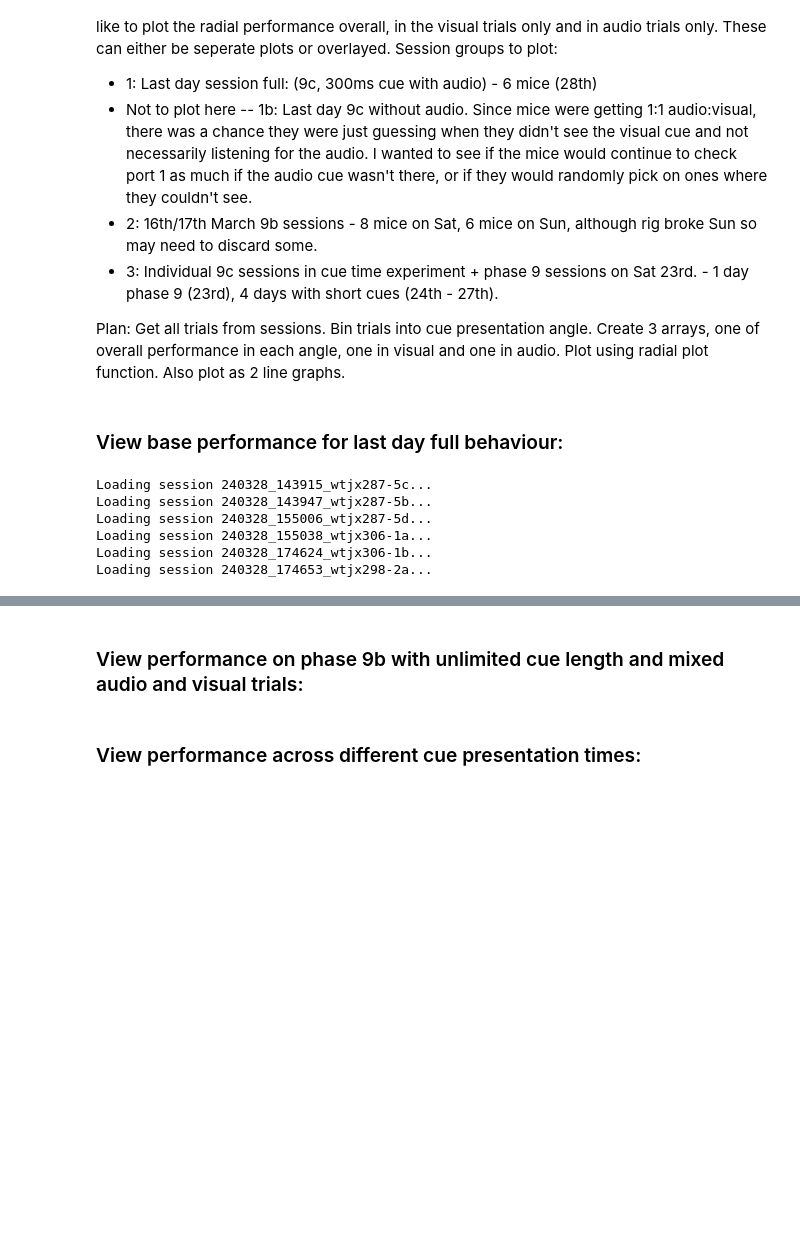
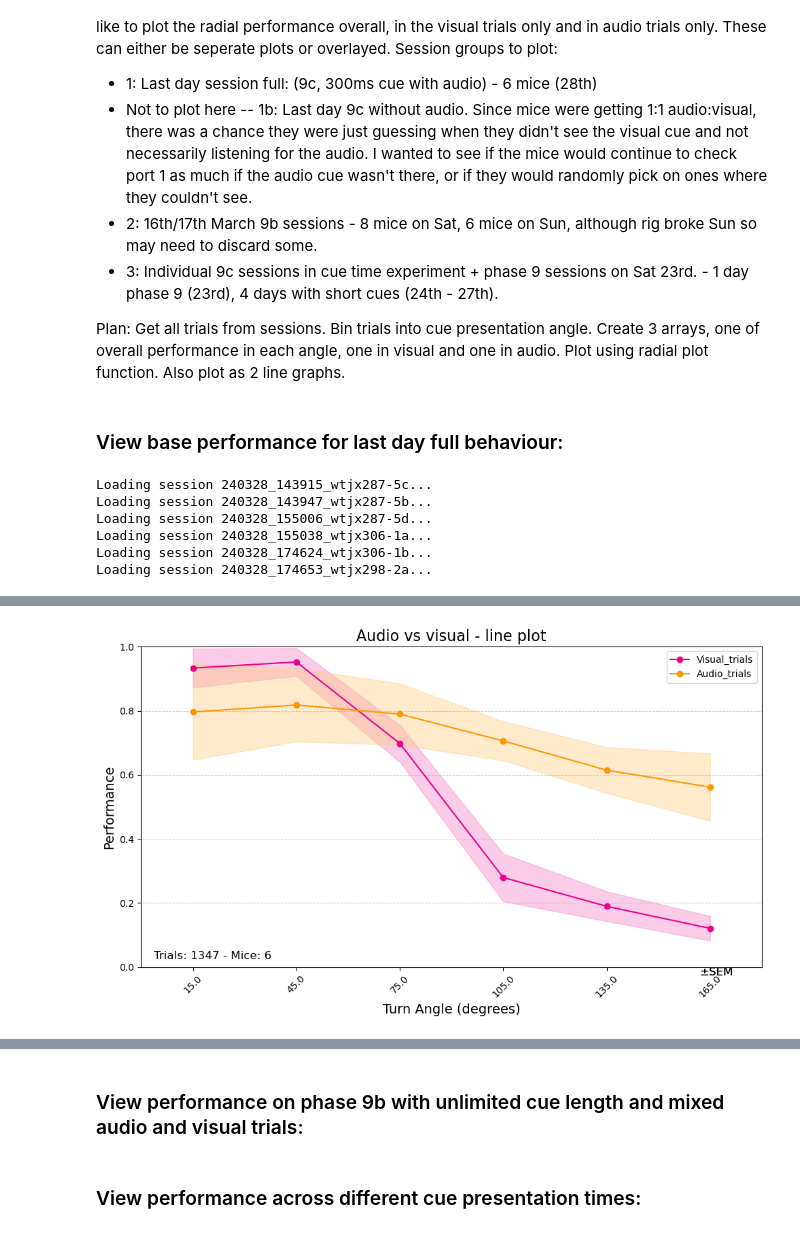
Before and after one commit to stef1029/hex_behav_analysis, a Jupyter notebook: PP_analysis_notebook-March_training.ipynb, the cells around one changed output, grey strips where cells are left out. Saved outputs shown, nothing was run; the diff lists cells and outputs as text; code cells hidden in the pictures; blank space fills up the shorter version.

Commit message:
worked on ego allo plots and cue comparison

```diff
--- a/PP_analysis_notebook-March_training.ipynb
+++ b/PP_analysis_notebook-March_training.ipynb
@@ -242,0 +211,91 @@ Saving plot to: 'C:\Data\Figure output\base_performance_plots\20240910_013120_pl
+# %%
+importlib.reload(PP_plot_performance)
+fig_output = Path(os.getenv("fig_output"))
+from datetime import datetime
+plot_out_folder = "allo-ego session plots March 24"
+date_time = datetime.now().strftime("%Y%m%d_%H%M%S")
+new_output = fig_output / plot_out_folder / date_time
+
+# PP_plot_performance.plot_performance_by_angle(audio_9c_sessions,
+#                                               title = 'Full task (300ms cue time)',
+#                                               bin_mode = 'manual',
+#                                               trials_per_bin=100,
+#                                               plot_mode='radial',
+#                                               cue_modes=['all_trials'],
+#                                               error_bars='SEM',
+#                                               output_path=fig_output)
+
+PP_plot_performance.plot_performance_by_angle(audio_9c_sessions,
+                                              title = 'Audio vs visual - line plot',
+                                              bin_mode = 'manual',
+                                              trials_per_bin=100,
+                                              plot_mode='linear_comparison',
+                                              cue_modes=['visual_trials', 'audio_trials'],
+                                              error_bars='SEM',
+                                              output_path=new_output,
+                                              plot_individual_mice=False,
+                                              exclusion_mice=[])
+
+PP_plot_performance.plot_performance_by_angle(audio_9c_sessions,
+                                              title = 'Audio vs visual - radial plot',
+                                              bin_mode = 'manual',
+                                              trials_per_bin=100,
+                                              plot_mode='radial',
+                                              cue_modes=['visual_trials', 'audio_trials'],
+                                              error_bars='SEM',
+                                              output_path=new_output,
+                                              plot_individual_mice=False,
+                                              exclusion_mice=[])
+
+PP_plot_performance.plot_performance_by_angle(audio_9c_sessions,
+                                              title = 'Audio only - individual mice',
+                                              bin_mode = 'manual',
+                                              trials_per_bin=100,
+                                              plot_mode='radial',
+                                              cue_modes=['audio_trials'],
+                                              error_bars='SEM',
+                                              output_path=new_output,
+                                              plot_individual_mice=True,
+                                              exclusion_mice=[])
+
+PP_plot_performance.plot_performance_by_angle(audio_9c_sessions,
+                                              title = 'Audio only',
+                                              bin_mode = 'manual',
+                                              trials_per_bin=100,
+                                              plot_mode='radial',
+                                              cue_modes=['audio_trials'],
+                                              error_bars='SEM',
+                                              output_path=new_output,
+                                              plot_individual_mice=False,
+                                              exclusion_mice=[])
+
+PP_plot_performance.plot_performance_by_angle(audio_9c_sessions,
+                                              title = 'Audio only - excluding mice - individual',
+                                              bin_mode = 'manual',
+                                              trials_per_bin=100,
+                                              plot_mode='radial',
+                                              cue_modes=['audio_trials'],
+                                              error_bars='SEM',
+                                              output_path=new_output,
+                                              plot_individual_mice=True,
+                                              exclusion_mice=['wtjx298-2a', 'wtjx306-1b', 'wtjx287-5d'])
+
+PP_plot_performance.plot_performance_by_angle(audio_9c_sessions,
+                                              title = 'Audio only - excluding mice - average',
+                                              bin_mode = 'manual',
+                                              trials_per_bin=100,
+                                              plot_mode='radial',
+                                              cue_modes=['audio_trials'],
+                                              error_bars='SEM',
+                                              output_path=new_output,
+                                              plot_individual_mice=False,
+                                              exclusion_mice=['wtjx298-2a', 'wtjx306-1b', 'wtjx287-5d'])
+
+# PP_plot_performance.plot_performance_by_angle(audio_9c_sessions,
+#                                               title = 'Full task (300ms cue time) (audio only)',
+#                                               bin_mode = 'manual',
+#                                               trials_per_bin=100,
+#                                               plot_mode='radial',
+#                                               cue_modes=['audio_trials'],
+#                                               error_bars='SEM')
+# %% [output]
@@ -242,0 +304 @@ Saving plot to: 'C:\Data\Figure output\base_performance_plots\20240910_013120_pl
+[figure, added]
```
Also changed, not shown: parts of 3 cells of this notebook, 4 other files.
